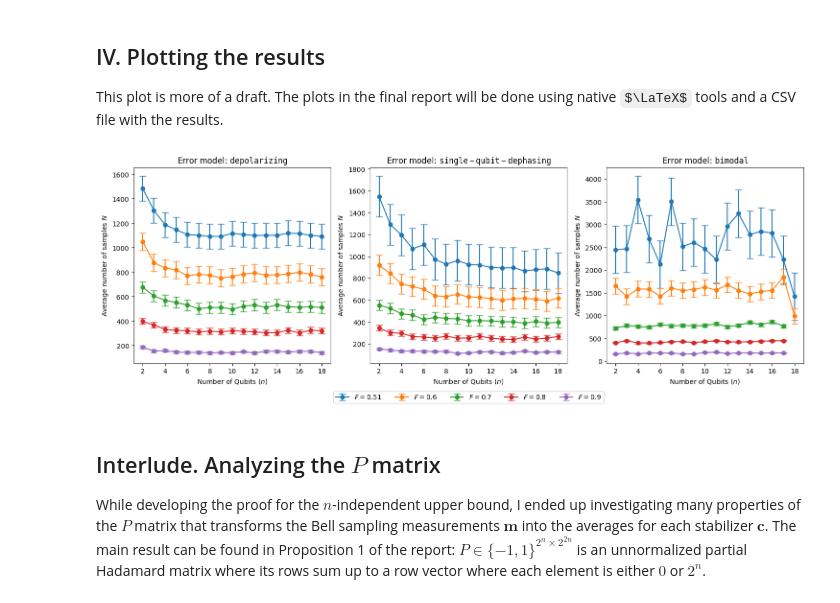
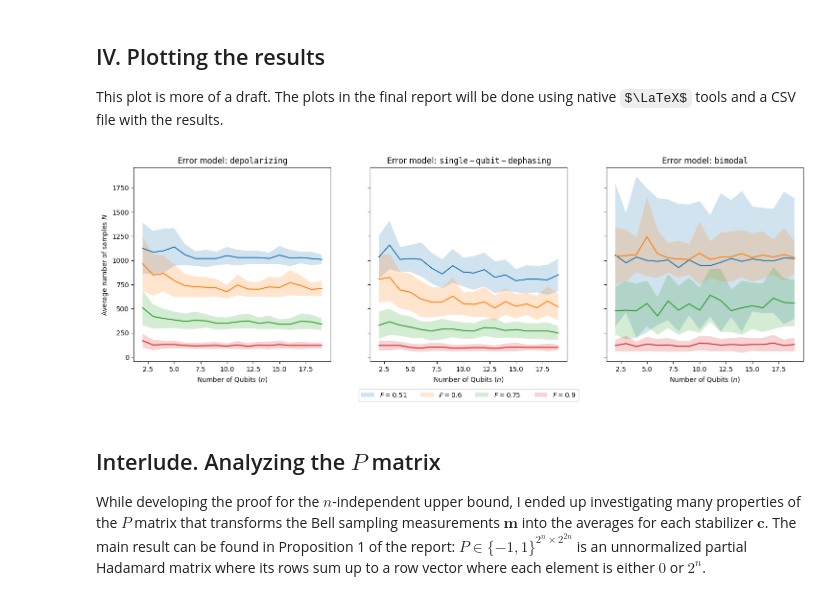
Before and after one commit to matheusMoreno/bell-sampling-for-quantum-networks, a Jupyter notebook: scalability_exploration.ipynb, the cells around one changed output. Saved outputs shown, nothing was run; the diff lists cells and outputs as text; code cells hidden in the pictures; some formulas as TeX source.

Commit message:
feat: finish code on incremental experiments

```diff
--- a/scalability_exploration.ipynb
+++ b/scalability_exploration.ipynb
@@ -67,6 +49,6 @@ results = bell_diagonal_incremental_scalability_experiment(
 # %%
-df_l2 = load_bsqn_incremental_sampling_data("simulation_data/incremental_norm_2")
-df_l2
+df_l2_raw = load_bsqn_incremental_sampling_data("simulation_data/incremental_norm_2")
+df_l2_raw
 # %% [output]
 |  | qubits | error_type | fidelity | epsilon | norm_order | delta_a_norm | repeat | total_samples |
 | 0 | 2 | single-qubit-dephasing | 0.55 | 0.05 | 2 | 0.048764 | 181 | 1100 |
@@ -83,0 +66,13 @@ df_l2
+# %%
+# Filtering the data; this will be used primarily in the report
+repeats = 100
+error_types = ["depolarizing", "single-qubit-dephasing", "bimodal"]
+fidelities = [0.51, 0.55, 0.6, 0.65, 0.7, 0.75, 0.8, 0.85, 0.9]
+
+df_l2 = df_l2_raw[
+    (df_l2_raw["fidelity"].isin(fidelities)) &
+    (df_l2_raw["repeat"] <= repeats)
+]
+
+assert np.all(df_l2.groupby(["error_type", "fidelity", "qubits"]).transform("size") == repeats), "not enough repetitions"
+df_l2
@@ -87,53 +160,48 @@ df_l2
 This plot is more of a draft. The plots in the final report will be done using native
 $\LaTeX$ tools and a CSV file with the results.
 # %%
-err_models = ["depolarizing", "single-qubit-dephasing", "bimodal"]
-fidelities = [0.51, 0.6, 0.7, 0.8, 0.9]
+fidelities = [0.51, 0.60, 0.75, 0.9]
 
 fig, axes = plt.subplots(
     1,
     len(err_models),
-    figsize=(6 * len(err_models), 9),
-    # sharey=True,
+    figsize=(6 * len(err_models), 8),
+    sharey=True,
     # sharex=True,
 )
 
-for j, err_model in enumerate(err_models):
-    for k, fidelity in enumerate(fidelities):
-        df_l2_filtered = df_l2[
-            (df_l2["error_type"] == err_model) &
-            (df_l2["fidelity"] == fidelity)
-        ].groupby("qubits")
+for j, err_model_mapping in enumerate(err_models.items()):
+    err_model_name, err_model_alias = err_model_mapping
 
-        samples = df_l2_filtered["total_samples"].mean()
-        stds = samples.std()
+    for f in fidelities:
+        axes[j].fill_between(
+            medians_df.index,
+            medians_df[f"{err_model_alias}-{f}-medians"] - medians_df[f"{err_model_alias}-{f}-mads"],
+            medians_df[f"{err_model_alias}-{f}-medians"] + medians_df[f"{err_model_alias}-{f}-mads"],
+            alpha=0.2,
+            label=f"$F = {f}$",
+        )
+        axes[j].plot(medians_df.index, medians_df[f"{err_model_alias}-{f}-medians"])
 
-        axes[j].errorbar(
-            samples.index,
-            samples.values,
-            yerr=stds,
-            marker="o",
-            capsize=5,
-            label=f"$F = {fidelity}$",
-        )
+        axes[j].set_title(rf"Error model: $\mathtt{{{err_model_name}}}$")
+        axes[j].set_xlabel("Number of Qubits ($n$)")
 
-        axes[j].set_title(rf"Error model: $\mathtt{{{err_model}}}$")
-        axes[j].set_xlabel("Number of Qubits ($n$)")
-        axes[j].set_ylabel(r"Average number of samples $N$")
+        if j == 0:
+            axes[j].set_ylabel(r"Average number of samples $N$")
 
         box = axes[j].get_position()
         axes[j].set_position(
             [box.x0, box.y0 + box.height * 0.1, box.width, box.height * 0.9]
         )
 
 axes[1].legend(
     loc='upper center', bbox_to_anchor=(0.5, -0.125),
     fancybox=True, ncol=len(fidelities)
 )
 
 plt.show()
 # %% [output]
-[figure, old version]
+[figure, new version]
 # %% [markdown]
 ## Interlude. Analyzing the $P$ matrix
 
```
Also changed, not shown: parts of 20 cells of this notebook, 1 other file.
